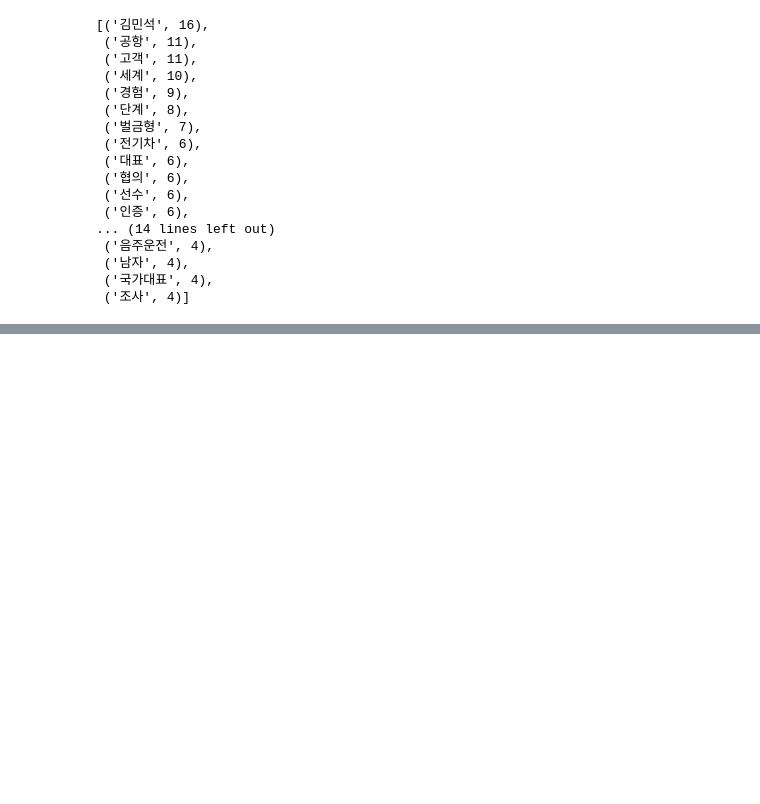
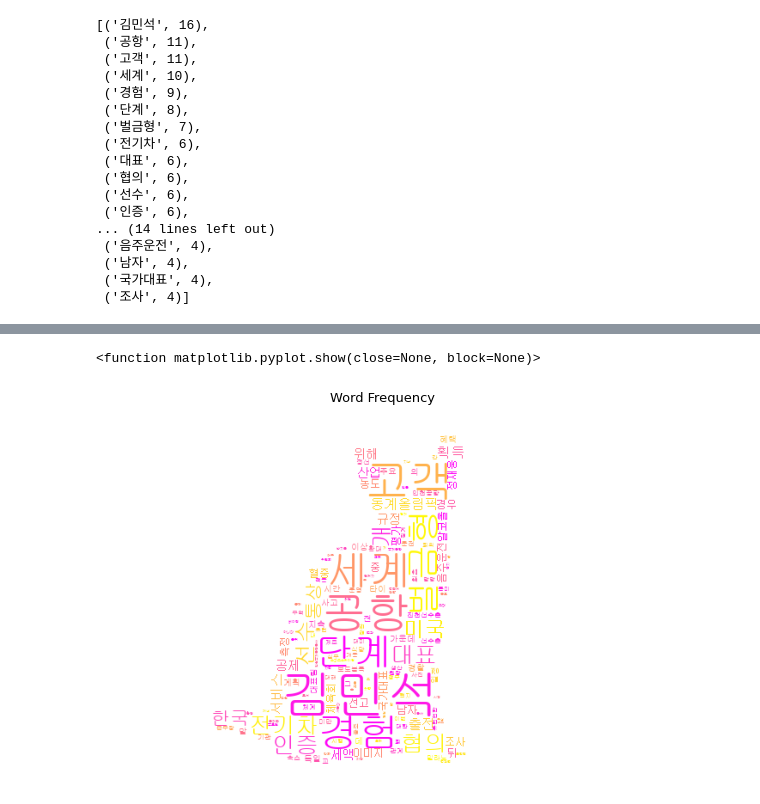
Before and after one commit to gitea0101/jupyter_note, a Jupyter notebook: data_crawl/텍스트분석.ipynb, the cells around one changed output, grey strips where cells are left out. Saved outputs shown, nothing was run; the diff lists cells and outputs as text; code cells hidden in the pictures; blank space fills up the shorter version.

```diff
--- a/data_crawl/텍스트분석.ipynb
+++ b/data_crawl/텍스트분석.ipynb
@@ -262,0 +266,20 @@ plt.show
+# %%
+mask_image = np.array(Image.open(r'C:\Users\user\123.jpg'))
+
+
+wordcloud = WordCloud(font_path='C:\\Windows\\Fonts\\gulim.ttc',
+                 width = 700,
+                 height = 700,
+                 background_color='white',
+                 colormap = 'spring',
+                 mask = mask_image,
+                 random_state=1).generate_from_frequencies(count)
+
+plt.figure(figsize=(10,10))
+plt.imshow(wordcloud)
+plt.axis('off')
+plt.title("Word Frequency", size = 13)
+plt.show
+# %% [output]
+<function matplotlib.pyplot.show(close=None, block=None)>
+[figure, added]
```
Also changed, not shown: parts of 2 cells of this notebook.
